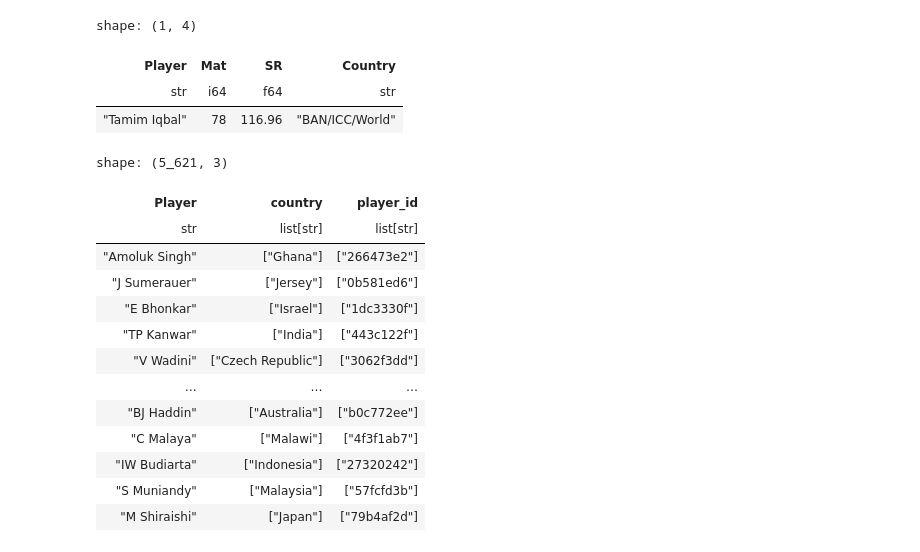
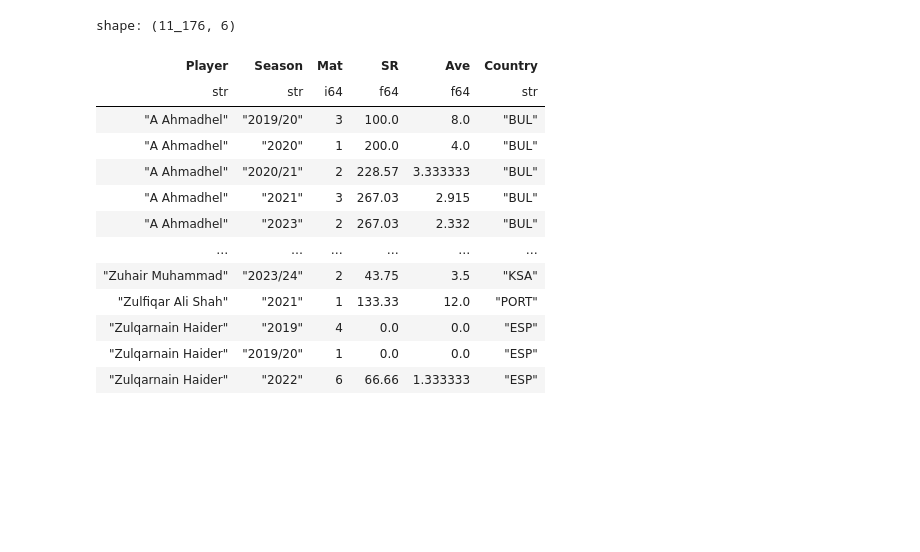
Before and after one commit to Salman-shaik116/localt20, a Jupyter notebook: notebooks/preprocessiong/battingdata.ipynb, the cells around one changed output. Cells and saved outputs as stored; diff of their text form; code cells hidden in the pictures; blank space fills up the shorter version.

```diff
--- a/notebooks/preprocessiong/battingdata.ipynb
+++ b/notebooks/preprocessiong/battingdata.ipynb
@@ -25,4 +25,4 @@ shape: (4_100, 16)
 # %%
-batting_data = batting_data.select(["Player","Mat","SR"]).unique()
+batting_data = batting_data.select(["Player","Season","Mat","Inns","Runs","SR","Ave"]).sort(["Player","Season"])
 batting_data
 # %% [output]
@@ -60,0 +43,6 @@ shape: (4_100, 3)
+# %%
+batting_data = batting_data.with_columns(pl.col("SR").str.replace("-",pl.lit('0')).cast(pl.Float64))
+batting_data = batting_data.with_columns(pl.col("Ave").str.replace("-",pl.lit('0')).cast(pl.Float64))
+batting_data = batting_data.with_columns(pl.col("Inns").str.replace("-",pl.lit('0')).cast(pl.Float64))
+batting_data = batting_data.with_columns(pl.col("Runs").str.replace("-",pl.lit('0')).cast(pl.Float64))
+batting_data
@@ -96,0 +100,6 @@ shape: (4_100, 4)
+# %%
+batting_data = batting_data.with_columns(
+    pl.col("SR").cum_sum().over(["Player","Country"]) / pl.col("SR").cum_count().over(["Player","Country"]),
+    (pl.col("Ave").cum_sum().over(["Player","Country"]) / pl.col("Ave").cum_count().over(["Player","Country"]))
+)
+batting_data
@@ -97,24 +263,18 @@ shape: (4_100, 4)
 # %%
-batting_data.filter(pl.col("Country")=="BAN/ICC/World")
+batting_data = batting_data.filter(pl.col("Country").is_in(list(filtered_countries.keys())))
+batting_data
 # %% [output]
-shape: (1, 4)
+shape: (11_176, 6)
-| Player | Mat | SR | Country |
-| str | i64 | f64 | str |
-| "Tamim Iqbal" | 78 | 116.96 | "BAN/ICC/World" |
+| Player | Season | Mat | SR | Ave | Country |
+| str | str | i64 | f64 | f64 | str |
+| "A Ahmadhel" | "2019/20" | 3 | 100.0 | 8.0 | "BUL" |
+| "A Ahmadhel" | "2020" | 1 | 200.0 | 4.0 | "BUL" |
+| "A Ahmadhel" | "2020/21" | 2 | 228.57 | 3.333333 | "BUL" |
+| "A Ahmadhel" | "2021" | 3 | 267.03 | 2.915 | "BUL" |
+| "A Ahmadhel" | "2023" | 2 | 267.03 | 2.332 | "BUL" |
+| … | … | … | … | … | … |
+| "Zuhair Muhammad" | "2023/24" | 2 | 43.75 | 3.5 | "KSA" |
+| "Zulfiqar Ali Shah" | "2021" | 1 | 133.33 | 12.0 | "PORT" |
+| "Zulqarnain Haider" | "2019" | 4 | 0.0 | 0.0 | "ESP" |
+| "Zulqarnain Haider" | "2019/20" | 1 | 0.0 | 0.0 | "ESP" |
+| "Zulqarnain Haider" | "2022" | 6 | 66.66 | 1.333333 | "ESP" |
-# %%
-players_data.group_by("Player").agg(pl.col("country","player_id"))
-# %% [output]
-shape: (5_621, 3)
-| Player | country | player_id |
-| str | list[str] | list[str] |
-| "Amoluk Singh" | ["Ghana"] | ["266473e2"] |
-| "J Sumerauer" | ["Jersey"] | ["0b581ed6"] |
-| "E Bhonkar" | ["Israel"] | ["1dc3330f"] |
-| "TP Kanwar" | ["India"] | ["443c122f"] |
-| "V Wadini" | ["Czech Republic"] | ["3062f3dd"] |
-| … | … | … |
-| "BJ Haddin" | ["Australia"] | ["b0c772ee"] |
-| "C Malaya" | ["Malawi"] | ["4f3f1ab7"] |
-| "IW Budiarta" | ["Indonesia"] | ["27320242"] |
-| "S Muniandy" | ["Malaysia"] | ["57fcfd3b"] |
-| "M Shiraishi" | ["Japan"] | ["79b4af2d"] |
```
Also changed, not shown: parts of 20 cells of this notebook, 9 other files.
